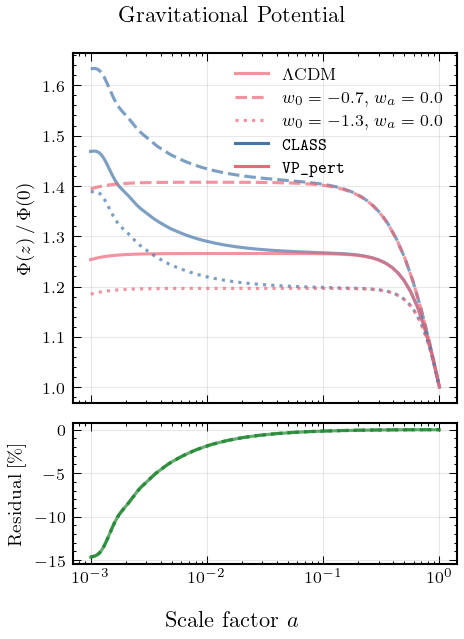
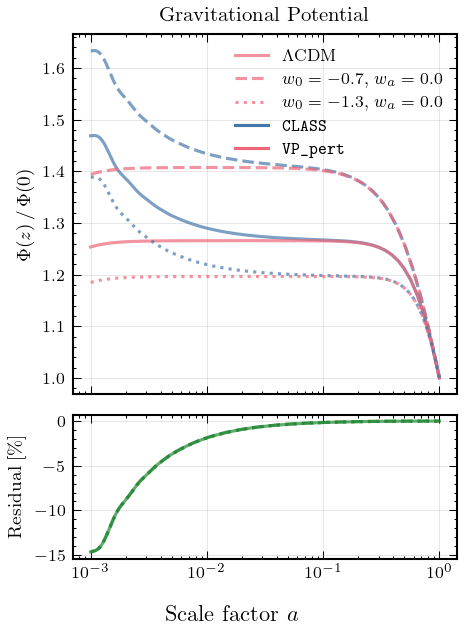
The change to this notebook cell's code, shown as a diff; its figure went from the first image to the second:
--- before
+++ after
@@ -26,5 +26,5 @@
     ax2.yaxis.set_minor_locator(mticker.AutoMinorLocator())
     
-    fig.suptitle('Gravitational Potential', y=0.93)
+    ax1.set_title('Gravitational Potential')
     fig.supxlabel('Scale factor $a$', y=0.07)
     plt.tight_layout(rect=[0, 0.05, 1, 0.95])

Commit: may 1st 2am